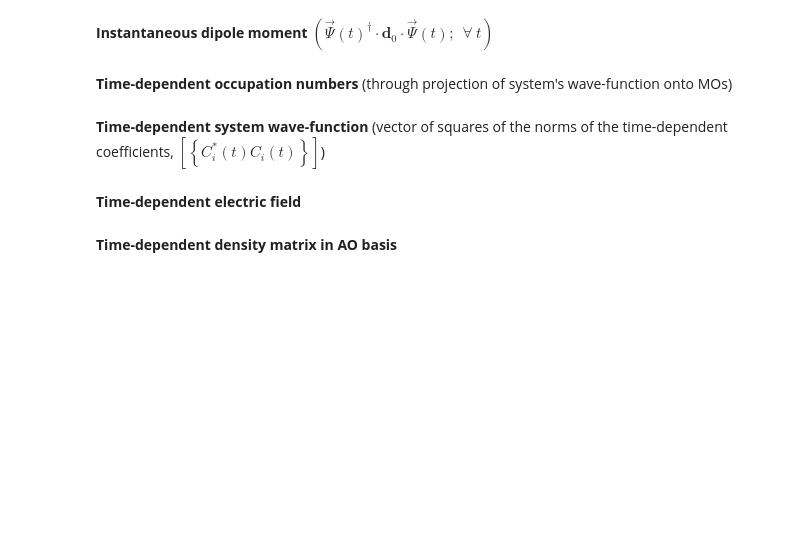
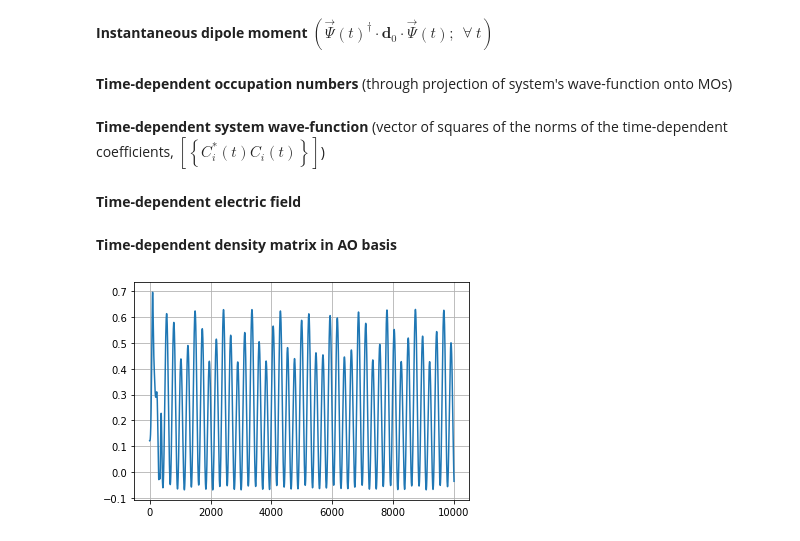
Before and after one commit to karnamohit/kranka_ucm, a Jupyter notebook: scripts/TDCI_1pulse_latest_compact.ipynb, the cells around one changed output. Drawn from its saved outputs; the diff is of its cells as text; code cells hidden in the pictures; blank space fills up the shorter version.

Commit message:
modified CASSCF, CIS and TDCI notebooks
fixed density matrix code

```diff
--- a/scripts/TDCI_1pulse_latest_compact.ipynb
+++ b/scripts/TDCI_1pulse_latest_compact.ipynb
@@ -707,9 +694,8 @@ for j in range(2,maxstep):
             tmp = np.conjugate(v[j,n])
             tmp2 = v[j,n]
             vcoef = tmp*tmp2
-            vcoef = np.real(vcoef) # np.real() to get rid of ComplexWarning
-            ccoef = 1 # redundant but do not change
-            mo_coef[k] += vcoef*ccoef*config[n,k]
+            vcoef = np.real(vcoef)
+            mo_coef[k] += vcoef*config[n,k]
         tcoef.write('\t{:14.8f}'.format(mo_coef[k]))
     # total number of electrons at each time-step: a quality-check; should be constant.
     totN = np.sum(mo_coef)
@@ -747,7 +733,7 @@ fldprt.close()
 # %% [markdown]
 **Time-dependent density matrix in AO basis**
 # %%
-series_data = np.zeros([maxsteps,NMOs,NMOs], np.complex128)
+densTot = np.zeros([maxstep,NMOs,NMOs], np.complex128)
 for i in range(NSim):
     for j in range(i,NSim):
         filename = 'dens_ci_'+str(i)+'_'+str(j)+'.npz'
@@ -757,9 +743,21 @@ for i in range(NSim):
             if (i == j):
                 densTot[t,:,:] += (abs(v[t,i])**2) * densCI
             else:
-                coeff = ()
                 # densCI is real, so transpose same as c.c.
                 densTot[t,:,:] += v[t,i]*np.conjugate(v[t,j]) * densCI
                 densTot[t,:,:] += v[t,j]*np.conjugate(v[t,i]) * densCI.T
 save_file = saveat + 'td_dens_'+std_prefix+'_'+title+'.npz'
 np.savez(save_file, td_dens_data=densTot)
+# %%
+debug = 1
+if debug == 1:
+    # Plot density matrix elements vs time-steps
+    row = 5
+    col = 5
+    x_i = range(maxstep)
+    plt.plot(x_i[:10000],densTot[:10000,row,col])
+    plt.grid(True)
+    plt.show()
+debug = 0
+# %% [output]
+[figure, added]
```
Also changed, not shown: parts of 12 cells of this notebook, 2 other files.
